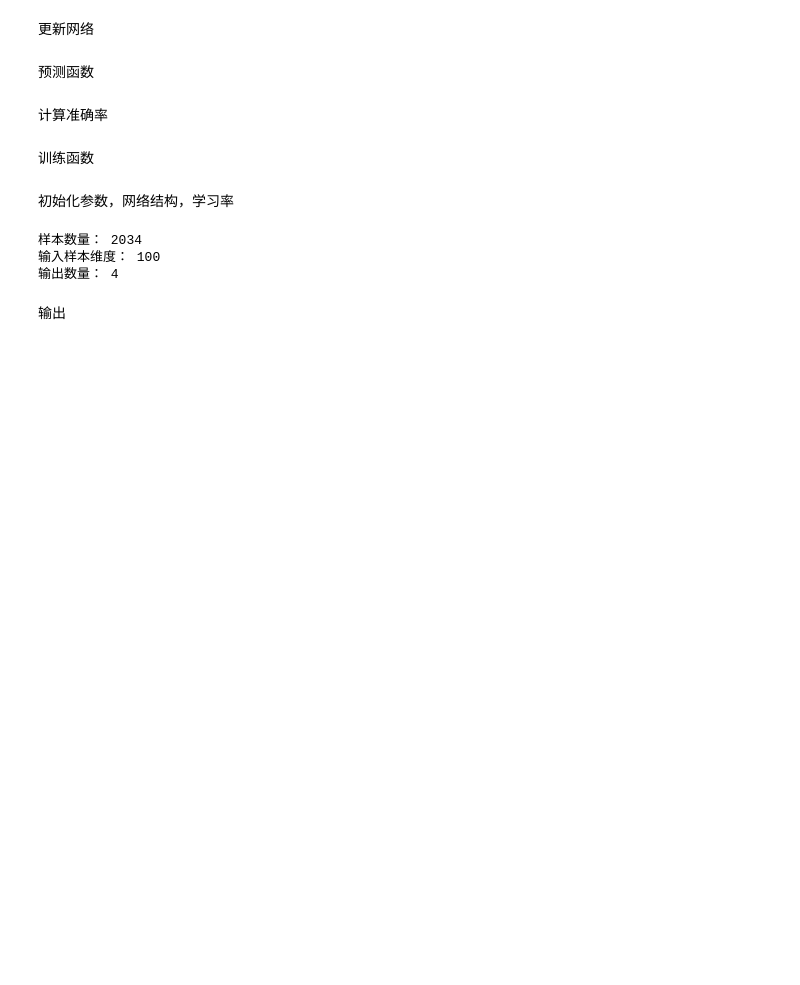
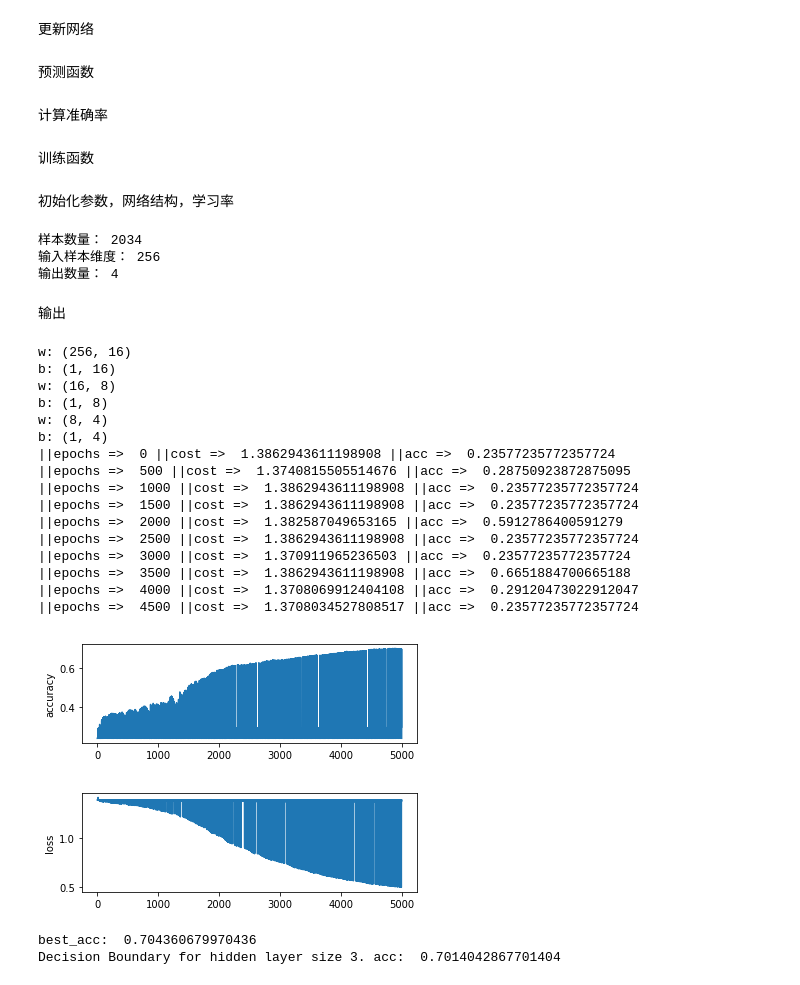
Before and after one commit to Belief997/Class-Machine_Learning, a Jupyter notebook: assignment2/mlp_v1.ipynb, the cells around one changed output. Saved outputs shown, nothing was run; the diff lists cells and outputs as text; code cells hidden in the pictures; blank space fills up the shorter version.

Commit message:
add dropout and test

```diff
--- a/assignment2/mlp_v1.ipynb
+++ b/assignment2/mlp_v1.ipynb
@@ -75,12 +70,3 @@ print(X_test.shape, Y_test.shape)
 # plt.title("Logistic Regression")
 # %% [markdown]
 ### drop out
-# %%
-def dropout(layer_idx,layers, col_size):
-    W = layers[layer_idx]['W']
-    random_idx = np.random.randint(low = 0, high=W.shape[1] - 1, size=col_size, dtype='l')
-    print('random_idx: ',random_idx)
-    for i in random_idx:
-        W[:,i] = 0
-    layers[layer_idx]['W'] = W
-    return layers
@@ -176,6 +198,9 @@ def full_layers_forward_prop(X, layers):
             'Z_out': Z_out,
             'Z_hide': Z_hide
         }
+        if dropout:
+            memo_forward = dropout_single_Z(memo_forward, level)
+
         memory_forward.append(memo_forward)
         layers_now += 1
 
@@ -288,8 +305,8 @@ def get_acc(X, layers):
 def train(X, y, nn_architcture, epochs):
     layers = init_layers(nn_architcture)
 
-    layers = dropout(2, layers, 2)
-    layers = dropout(1, layers, 5)
+#     layers = dropout(2, layers, 2)
+#     layers = dropout(1, layers, 5)
     cost_history = []
     accuracy_history = []
     best_acc = 0
@@ -306,7 +323,7 @@ def train(X, y, nn_architcture, epochs):
 
         if i % 500 == 0:
 #             epsilon = 0.01 * np.exp(-i / 500) + 0.02
-            print('||best_acc => ', best_acc, '||cost => ', cost, '||acc => ', acc)
+            print('||epochs => ', i, '||cost => ', cost, '||acc => ', acc)
 #             print('epochs: ', i, 'epsilon: ', epsilon)
 #             print('cost: ', cost)
 #             print('acc: ', acc)
@@ -318,15 +335,18 @@ def train(X, y, nn_architcture, epochs):
         layers.reverse()
         memory_forward.reverse()
 
+    plt.subplot(2, 1, 1)
     plt.plot(accuracy_history)
     plt.ylabel('accuracy')
     plt.show()
 
 
+    plt.subplot(2, 1, 2)
     plt.plot(cost_history)
     plt.ylabel('loss')
     plt.show()
-#     plt.title('the net layers: ', len(nn_architcture))
+
+    print('best_acc: ', best_acc)
 
     return layers, cost_history, accuracy_history
 # %% [markdown]
@@ -336,17 +356,20 @@ num_examples = X_train.shape[0] # 训练样本的数量
 nn_input_dim = X_train.shape[1] # 输入层的维度
 nn_output_dim = 4 # 输出层的维度
 
-# 梯度下降的参数（我直接手动赋值）
-epsilon = 0.05 # 梯度下降的学习率
+# 梯度下降的参数
+epsilon = 0.08 # 梯度下降的学习率
 reg_lambda = 0.01 # 正则化的强度
 epochs = 5000
+dropout = True
+level = 0.1
+
 
 print('样本数量：', num_examples)
 print('输入样本维度：',nn_input_dim)
 print('输出数量：',nn_output_dim)
 # %% [output]
 样本数量： 2034
-输入样本维度： 100
+输入样本维度： 256
 输出数量： 4
 # %% [markdown]
 输出
@@ -378,4 +419,44 @@ print('输出数量：',nn_output_dim)
 # # plot_decision_boundary(lambda x: predict(x, layers))
 # # plt.title("Decision Boundary for hidden layer size 2.")
 # print("Decision Boundary for hidden layer size 2, acc: ", acc)
+# %%
+# 梯度下降的参数
+epsilon = 0.08 # 梯度下降的学习率
+reg_lambda = 0.01 # 正则化的强度
+epochs = 5000
+dropout = True
+level = 0.5
+
+nn_architcture = [
+    {'input_dim': nn_input_dim, 'output_dim': 16, 'actFunc': 'relu'},
+    {'input_dim': 16, 'output_dim': 8, 'actFunc': 'relu'},
+    {'input_dim': 8, 'output_dim': nn_output_dim, 'actFunc': 'relu'},
+]
+
+layers, cost_history,accuracy_history  = train(X_train, Y_train, nn_architcture, epochs)
+acc = get_acc(X_test, layers)
+# plot_decision_boundary(lambda x: predict(x, layers))
+# plt.title("Decision Boundary for hidden layer size 3")
+print("Decision Boundary for hidden layer size 3. acc: ", acc)
+# %% [output]
+w: (256, 16)
+b: (1, 16)
+w: (16, 8)
+b: (1, 8)
+w: (8, 4)
+b: (1, 4)
+||epochs =>  0 ||cost =>  1.3862943611198908 ||acc =>  0.23577235772357724
+||epochs =>  500 ||cost =>  1.3740815505514676 ||acc =>  0.28750923872875095
+||epochs =>  1000 ||cost =>  1.3862943611198908 ||acc =>  0.23577235772357724
+||epochs =>  1500 ||cost =>  1.3862943611198908 ||acc =>  0.23577235772357724
+||epochs =>  2000 ||cost =>  1.382587049653165 ||acc =>  0.5912786400591279
+||epochs =>  2500 ||cost =>  1.3862943611198908 ||acc =>  0.23577235772357724
+||epochs =>  3000 ||cost =>  1.370911965236503 ||acc =>  0.23577235772357724
+||epochs =>  3500 ||cost =>  1.3862943611198908 ||acc =>  0.6651884700665188
+||epochs =>  4000 ||cost =>  1.3708069912404108 ||acc =>  0.29120473022912047
+||epochs =>  4500 ||cost =>  1.3708034527808517 ||acc =>  0.23577235772357724
+[figure, added]
+[figure, added]
+best_acc:  0.704360679970436
+Decision Boundary for hidden layer size 3. acc:  0.7014042867701404
 # %%
```
Also changed, not shown: parts of 17 cells of this notebook, 10 other files.
